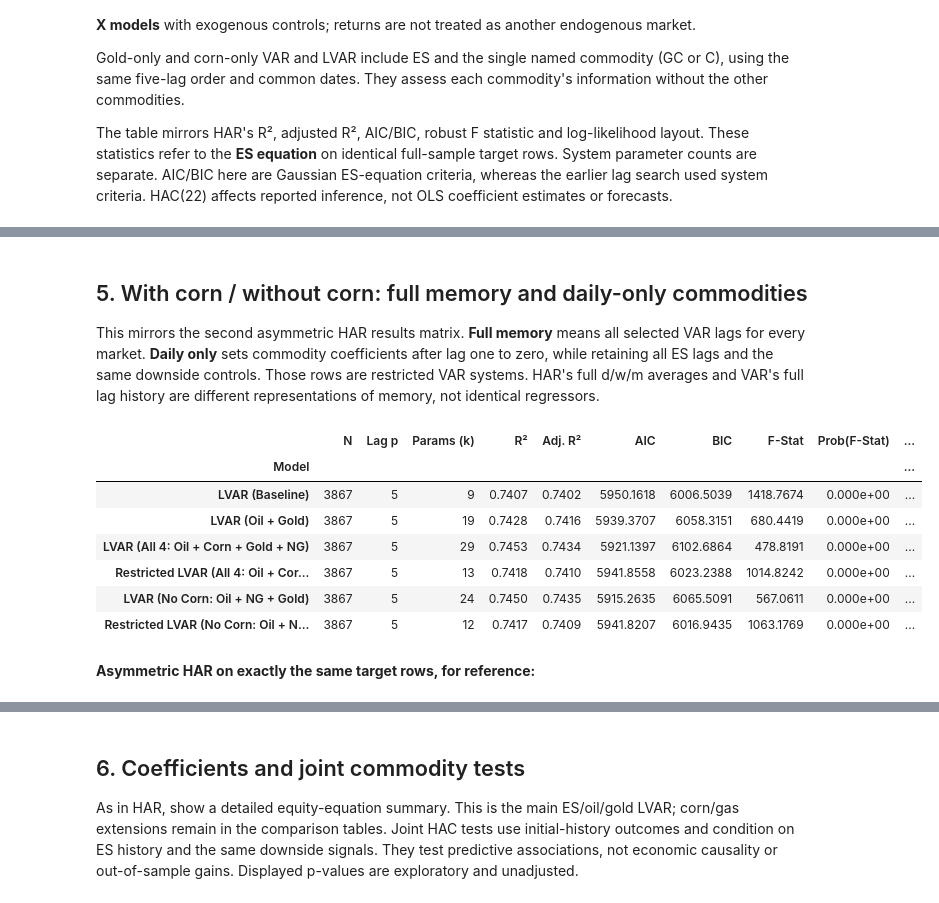
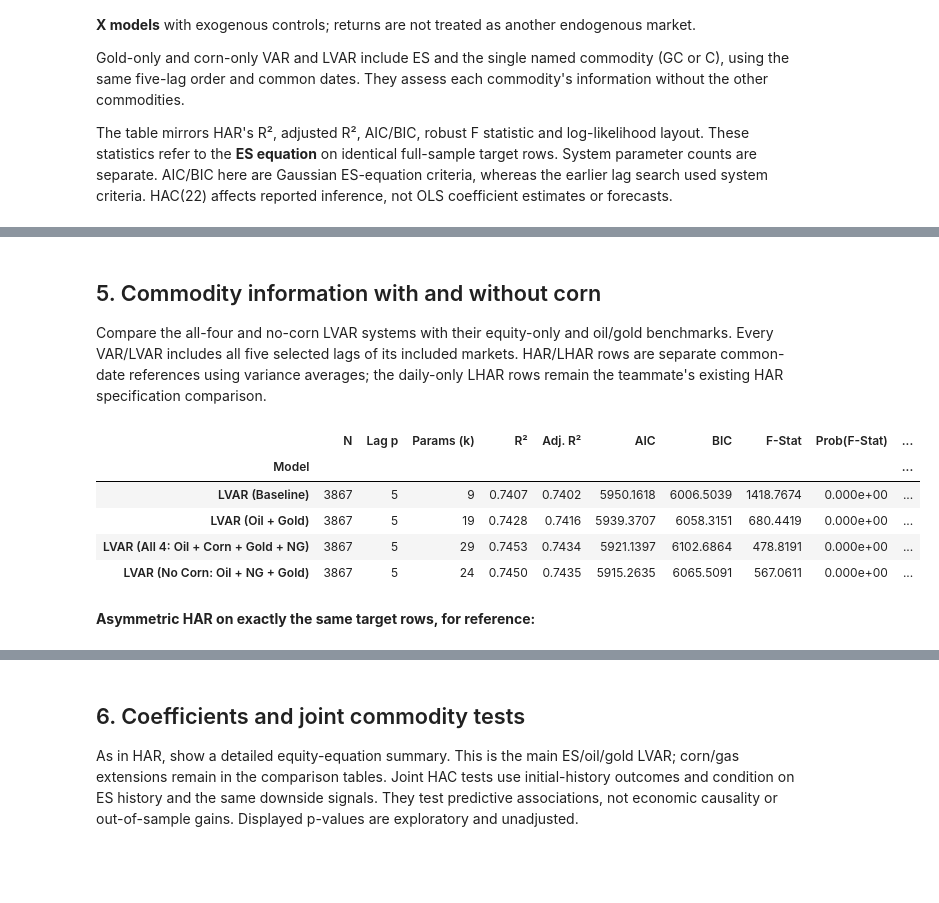
Before and after one commit to Deangr-econ/Quant_methods_project, a Jupyter notebook: VAR_QTFE.ipynb, the cells around one changed output, grey strips where cells are left out. Cells and saved outputs as stored; diff of their text form; code cells hidden in the pictures; blank space fills up the shorter version.

```diff
--- a/VAR_QTFE.ipynb
+++ b/VAR_QTFE.ipynb
@@ -288,34 +289,29 @@ summary.loc[pair_fit_names].to_csv(OUTPUT / 'matched_pair_insample_results.csv')
 | LHAR (No Corn: Oil + NG + Gold) | 3867 | 0 | 16 | 0.7467 | 0.7457 | 5873.7644 | 5973.9282 | 884.2607 | 0.000e+00 | ... |
 | LHAR (All 4: Oil + Corn + Gold + NG) | 3867 | 0 | 19 | 0.7468 | 0.7457 | 5877.7556 | 5996.7000 | 745.9224 | 0.000e+00 | ... |
 # %% [markdown]
-## 5. With corn / without corn: full memory and daily-only commodities
+## 5. Commodity information with and without corn
 
-This mirrors the second asymmetric HAR results matrix. **Full memory** means
-all selected VAR lags for every market. **Daily only** sets commodity coefficients
-after lag one to zero, while retaining all ES lags and the same downside controls.
-Those rows are restricted VAR systems. HAR's full d/w/m averages and VAR's full
-lag history are different representations of memory, not identical regressors.
+Compare the all-four and no-corn LVAR systems with their equity-only and oil/gold
+benchmarks. Every VAR/LVAR includes all five selected lags of its included markets.
+HAR/LHAR rows are separate common-date references using variance averages;
+the daily-only LHAR rows remain the teammate's existing HAR specification comparison.
 # %%
 corn_names = ['LVAR (Baseline)', 'LVAR (Oil + Gold)',
     'LVAR (All 4: Oil + Corn + Gold + NG)',
-    'Restricted LVAR (All 4: Oil + Corn + Gold + NG; Daily Only)',
-    'LVAR (No Corn: Oil + NG + Gold)',
-    'Restricted LVAR (No Corn: Oil + NG + Gold; Daily Only)']
+    'LVAR (No Corn: Oil + NG + Gold)']
 show_table(summary.loc[corn_names, summary_columns + ['System params', 'Max root']])
 lhar_names = ['LHAR (Baseline)', 'LHAR (Oil + Gold)', 'LHAR (Energy: Oil + NG)', 'LHAR (All 4: Oil + Corn + Gold + NG)',
     'LHAR (All 4: Oil + Corn + Gold + NG; Daily Only)', 'LHAR (No Corn: Oil + NG + Gold)',
     'LHAR (No Corn: Oil + NG + Gold; Daily Only)']
 display(Markdown('**Asymmetric HAR on exactly the same target rows, for reference:**'))
 show_table(summary.loc[lhar_names, summary_columns])
 # %% [output]
 |  | N | Lag p | Params (k) | R² | Adj. R² | AIC | BIC | F-Stat | Prob(F-Stat) | ... |
 | Model |  |  |  |  |  |  |  |  |  | ... |
 | LVAR (Baseline) | 3867 | 5 | 9 | 0.7407 | 0.7402 | 5950.1618 | 6006.5039 | 1418.7674 | 0.000e+00 | ... |
 | LVAR (Oil + Gold) | 3867 | 5 | 19 | 0.7428 | 0.7416 | 5939.3707 | 6058.3151 | 680.4419 | 0.000e+00 | ... |
 | LVAR (All 4: Oil + Corn + Gold + NG) | 3867 | 5 | 29 | 0.7453 | 0.7434 | 5921.1397 | 6102.6864 | 478.8191 | 0.000e+00 | ... |
-| Restricted LVAR (All 4: Oil + Cor... | 3867 | 5 | 13 | 0.7418 | 0.7410 | 5941.8558 | 6023.2388 | 1014.8242 | 0.000e+00 | ... |
 | LVAR (No Corn: Oil + NG + Gold) | 3867 | 5 | 24 | 0.7450 | 0.7435 | 5915.2635 | 6065.5091 | 567.0611 | 0.000e+00 | ... |
-| Restricted LVAR (No Corn: Oil + N... | 3867 | 5 | 12 | 0.7417 | 0.7409 | 5941.8207 | 6016.9435 | 1063.1769 | 0.000e+00 | ... |
 **Asymmetric HAR on exactly the same target rows, for reference:**
 |  | N | Lag p | Params (k) | R² | Adj. R² | AIC | BIC | F-Stat | Prob(F-Stat) | ... |
 | Model |  |  |  |  |  |  |  |  |  | ... |
```
Also changed, not shown: parts of 5 cells of this notebook, 17 other files.
